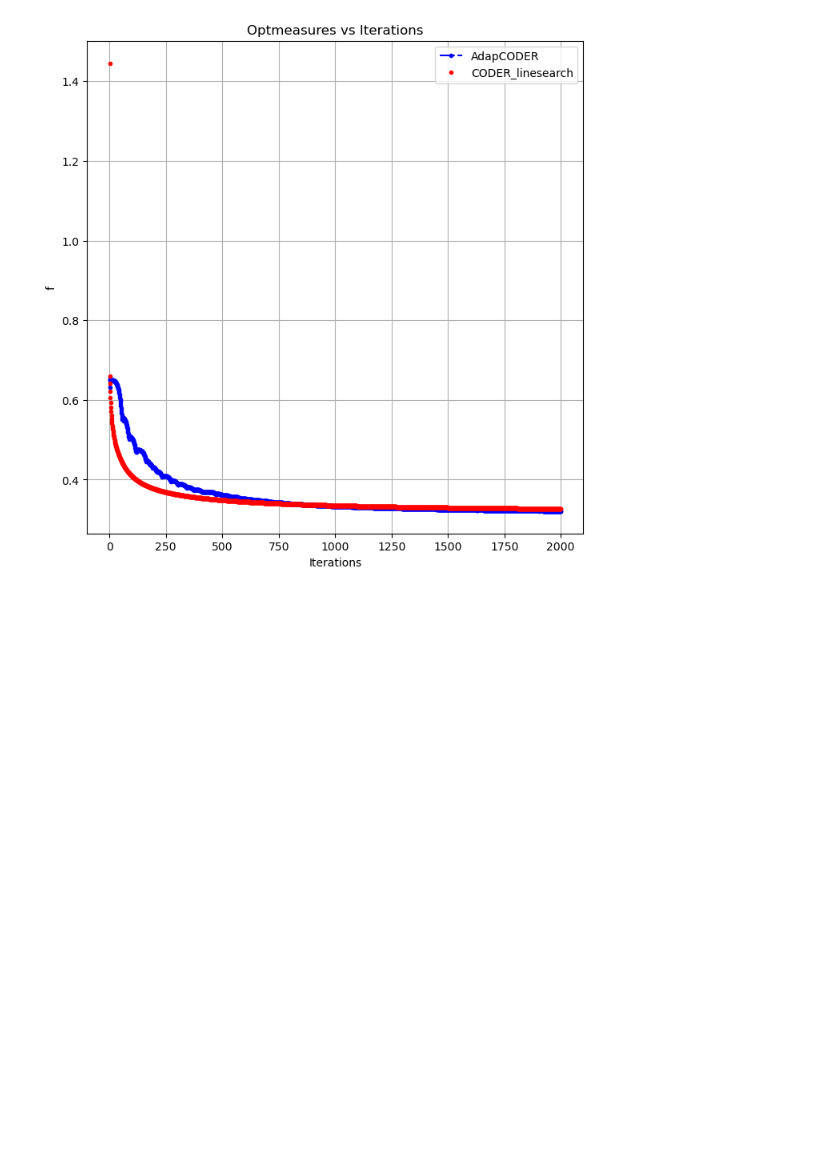
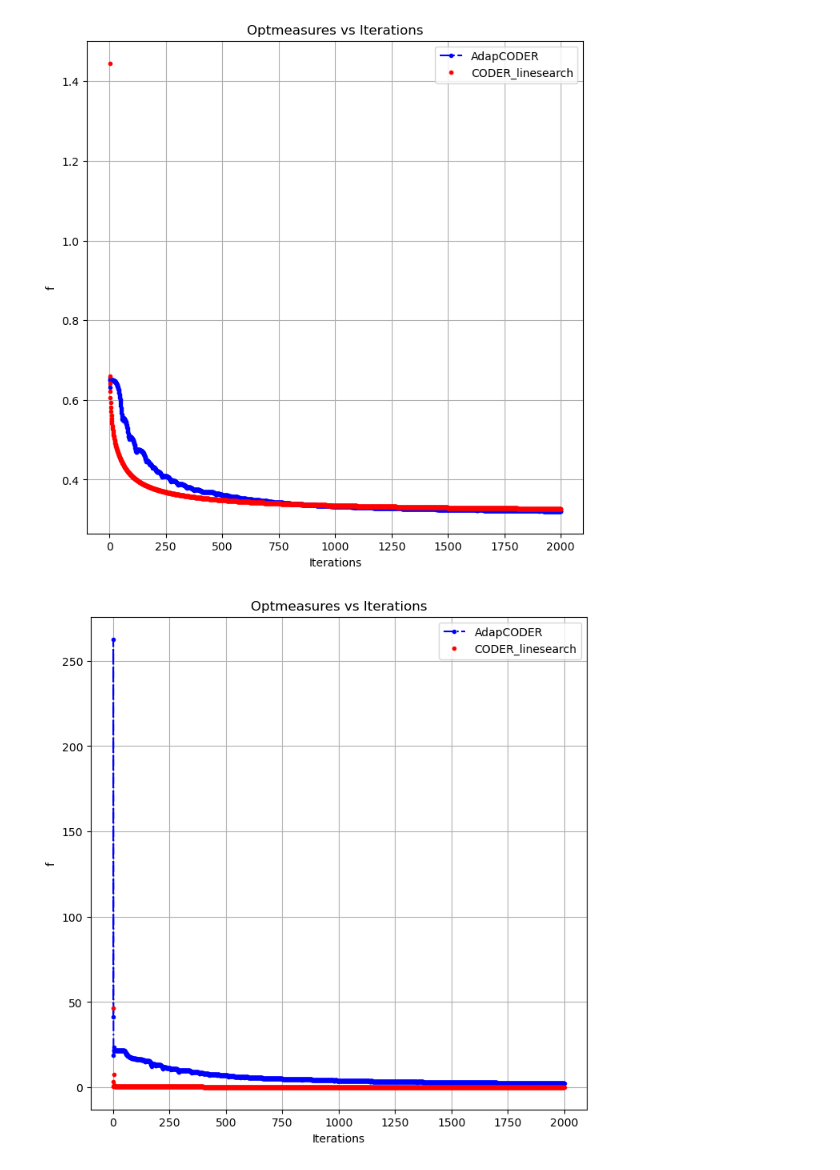
Before and after one commit to Yee-Millennium/ADUCA_Experiments, a Jupyter notebook: plot.ipynb, the cells around one changed output. Cells and saved outputs as stored; diff of their text form; code cells hidden in the pictures; blank space fills up the shorter version.

```diff
--- a/plot.ipynb
+++ b/plot.ipynb
@@ -63,3 +63,15 @@ with open('output/a1a-0.0_0.0-CODER_linesearch-0.0-output-2024-08-12_04-45-10-01
 plot_optmeasures(data1, data2)
 # %% [output]
 [figure]
+# %%
+import json
+
+# Load the JSON data
+with open('output/gisette_scale-0.0_0.0-AdapCODER-0.0-output-2024-08-12_05-20-43-846036.json') as f1:
+    data1 = json.load(f1)
+with open('output/gisette_scale-0.0_0.0-CODER_linesearch-0.0-output-2024-08-12_04-02-02-850163.json') as f2:
+    data2 = json.load(f2)
+
+plot_optmeasures(data1, data2)
+# %% [output]
+[figure, added]
```
